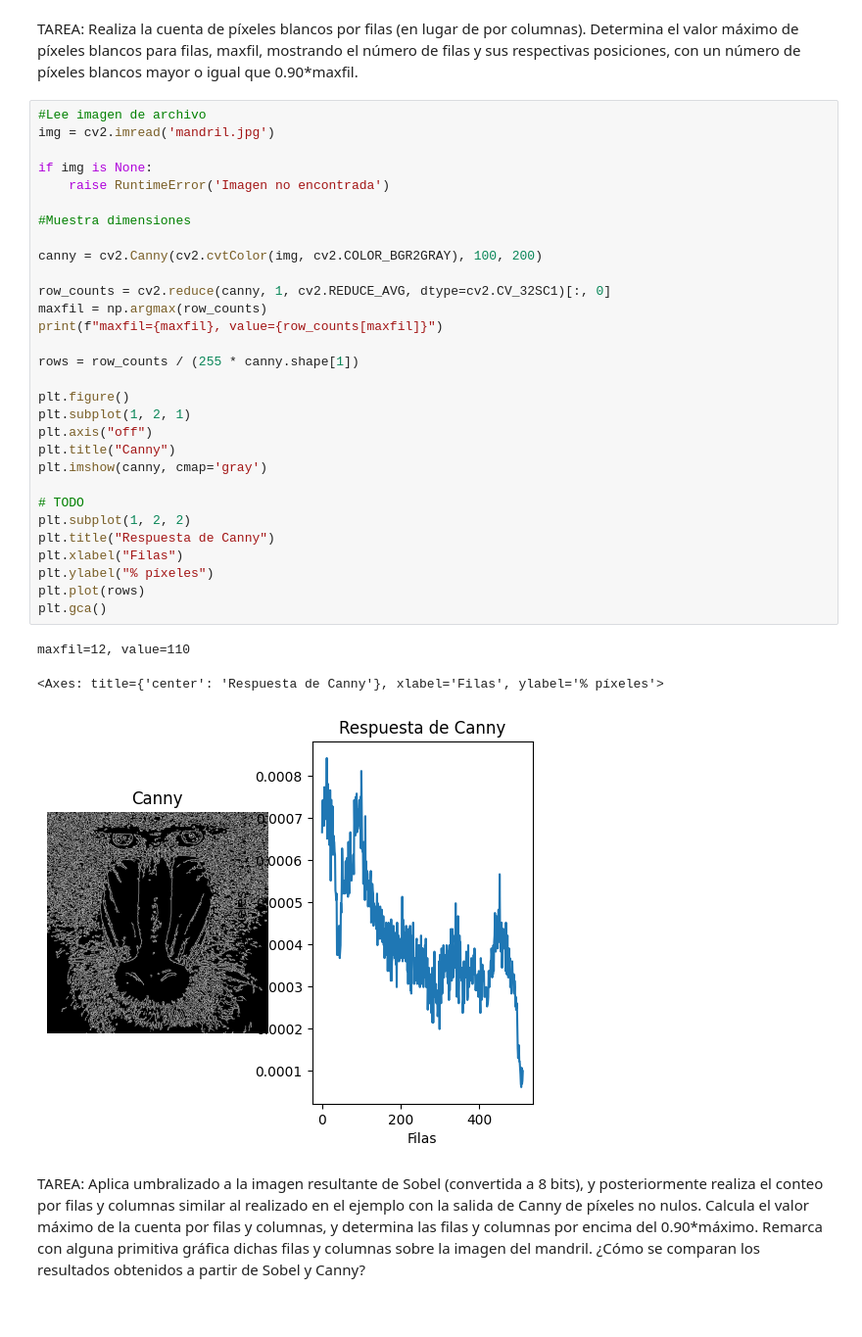
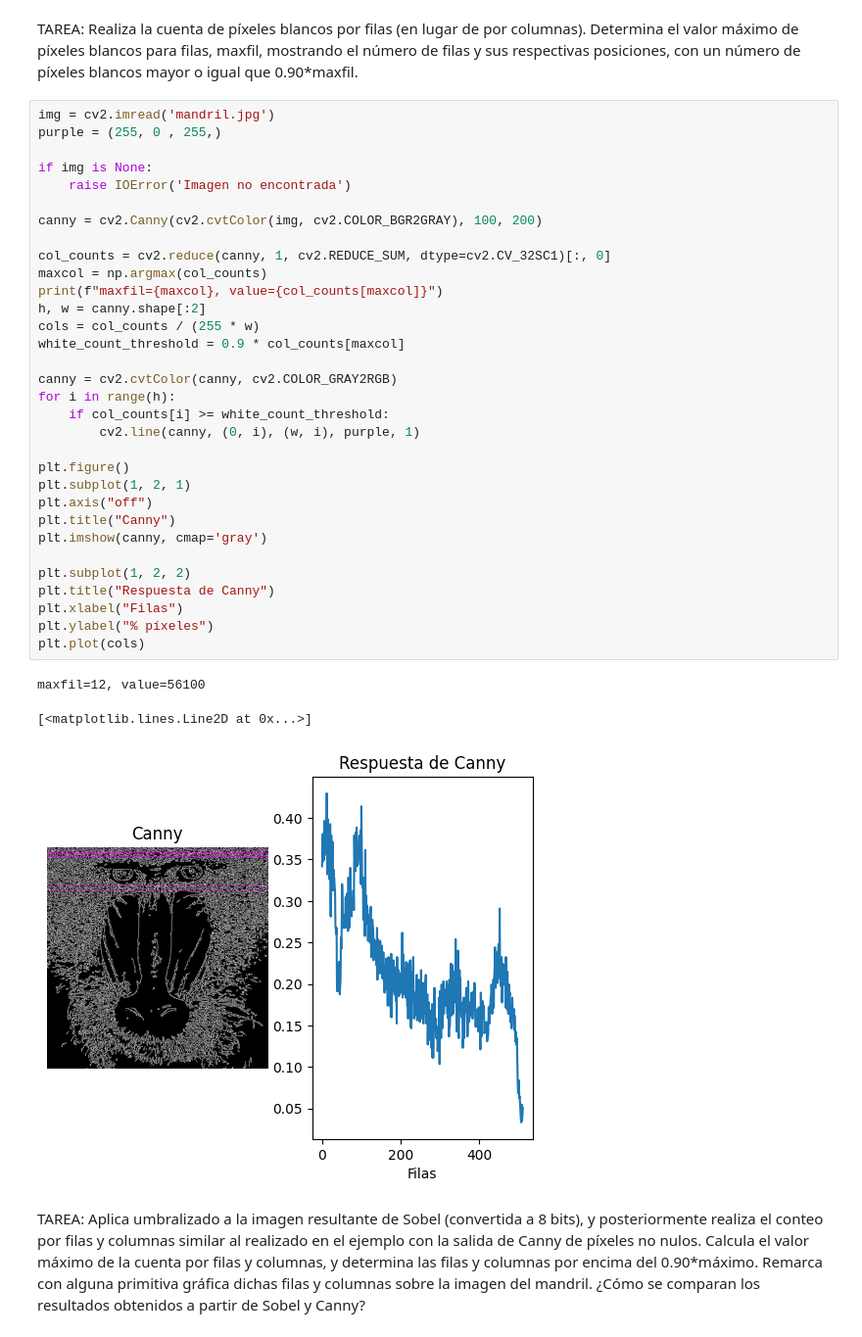
Before and after one commit to slashdotoliver/ulpgc-vc-p2, a Jupyter notebook: P2.ipynb, the cells around one changed output. Shown at 98% size. Saved outputs shown, nothing was run; the diff lists cells and outputs as text.

```diff
--- a/P2.ipynb
+++ b/P2.ipynb
@@ -6,38 +6,40 @@ from PIL import Image, ImageDraw, ImageFont
 # %% [markdown]
 TAREA: Realiza la cuenta de píxeles blancos por filas (en lugar de por columnas). Determina el valor máximo de píxeles blancos para filas, maxfil, mostrando el número de filas y sus respectivas posiciones, con un número de píxeles blancos mayor o igual que 0.90*maxfil.
 # %%
-#Lee imagen de archivo
 img = cv2.imread('mandril.jpg')
+purple = (255, 0 , 255,)
 
 if img is None:
-    raise RuntimeError('Imagen no encontrada')
-
-#Muestra dimensiones
+    raise IOError('Imagen no encontrada')
 
 canny = cv2.Canny(cv2.cvtColor(img, cv2.COLOR_BGR2GRAY), 100, 200)
 
-row_counts = cv2.reduce(canny, 1, cv2.REDUCE_AVG, dtype=cv2.CV_32SC1)[:, 0]
-maxfil = np.argmax(row_counts)
-print(f"maxfil={maxfil}, value={row_counts[maxfil]}")
+col_counts = cv2.reduce(canny, 1, cv2.REDUCE_SUM, dtype=cv2.CV_32SC1)[:, 0]
+maxcol = np.argmax(col_counts)
+print(f"maxfil={maxcol}, value={col_counts[maxcol]}")
+h, w = canny.shape[:2]
+cols = col_counts / (255 * w)
+white_count_threshold = 0.9 * col_counts[maxcol]
 
-rows = row_counts / (255 * canny.shape[1])
+canny = cv2.cvtColor(canny, cv2.COLOR_GRAY2RGB)
+for i in range(h):
+    if col_counts[i] >= white_count_threshold:
+        cv2.line(canny, (0, i), (w, i), purple, 1)
 
 plt.figure()
 plt.subplot(1, 2, 1)
 plt.axis("off")
 plt.title("Canny")
 plt.imshow(canny, cmap='gray')
 
-# TODO
 plt.subplot(1, 2, 2)
 plt.title("Respuesta de Canny")
 plt.xlabel("Filas")
 plt.ylabel("% píxeles")
-plt.plot(rows)
-plt.gca()
+plt.plot(cols)
 # %% [output]
-maxfil=12, value=110
+maxfil=12, value=56100
-<Axes: title={'center': 'Respuesta de Canny'}, xlabel='Filas', ylabel='% píxeles'>
+[<matplotlib.lines.Line2D at 0x...>]
-[figure, old version]
+[figure, new version]
 # %% [markdown]
 TAREA: Aplica umbralizado a la imagen resultante de Sobel (convertida a 8 bits), y posteriormente realiza el conteo por filas y columnas similar al realizado en el ejemplo con la salida de Canny de píxeles no nulos. Calcula el valor máximo de la cuenta por filas y columnas, y determina las filas y columnas por encima del 0.90*máximo. Remarca con alguna primitiva gráfica dichas filas y columnas sobre la imagen del mandril. ¿Cómo se comparan los resultados obtenidos a partir de Sobel y Canny?
```
Also changed, not shown: parts of 10 cells of this notebook, 3 other files.
